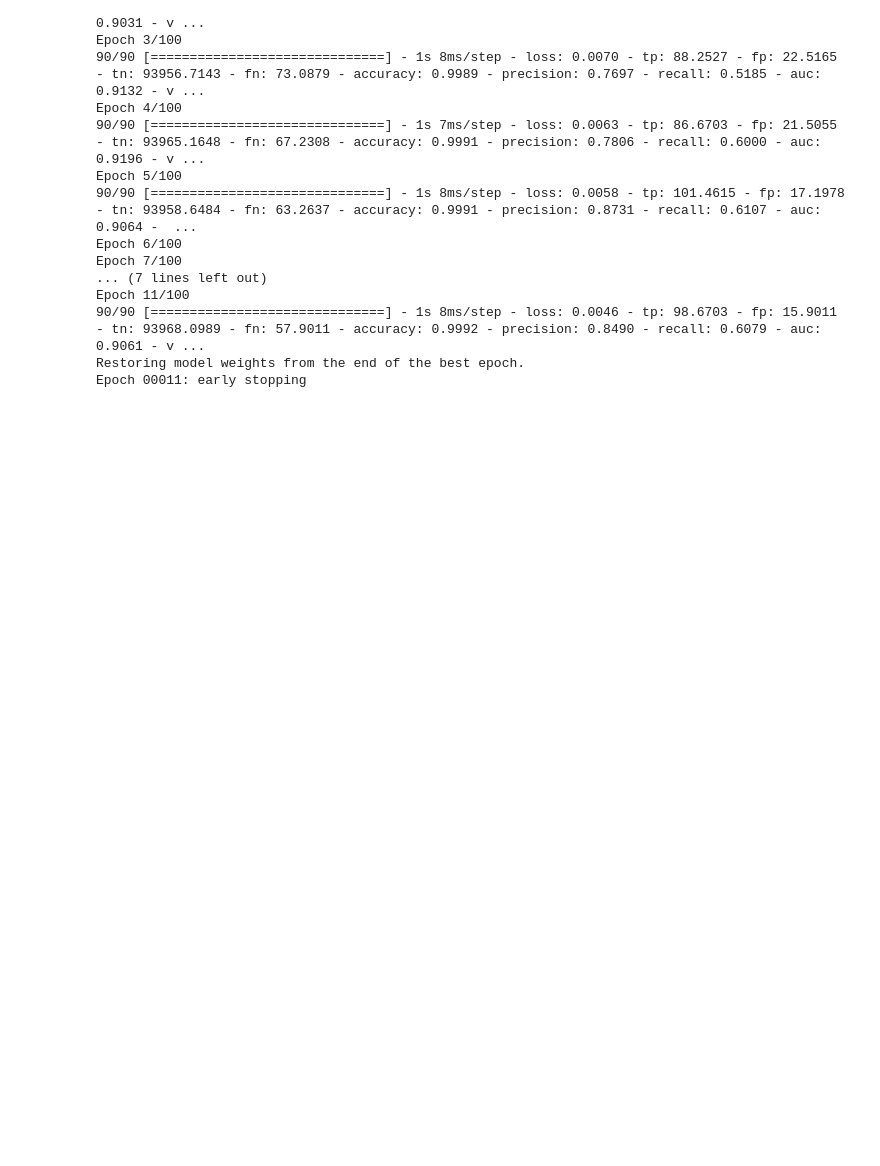
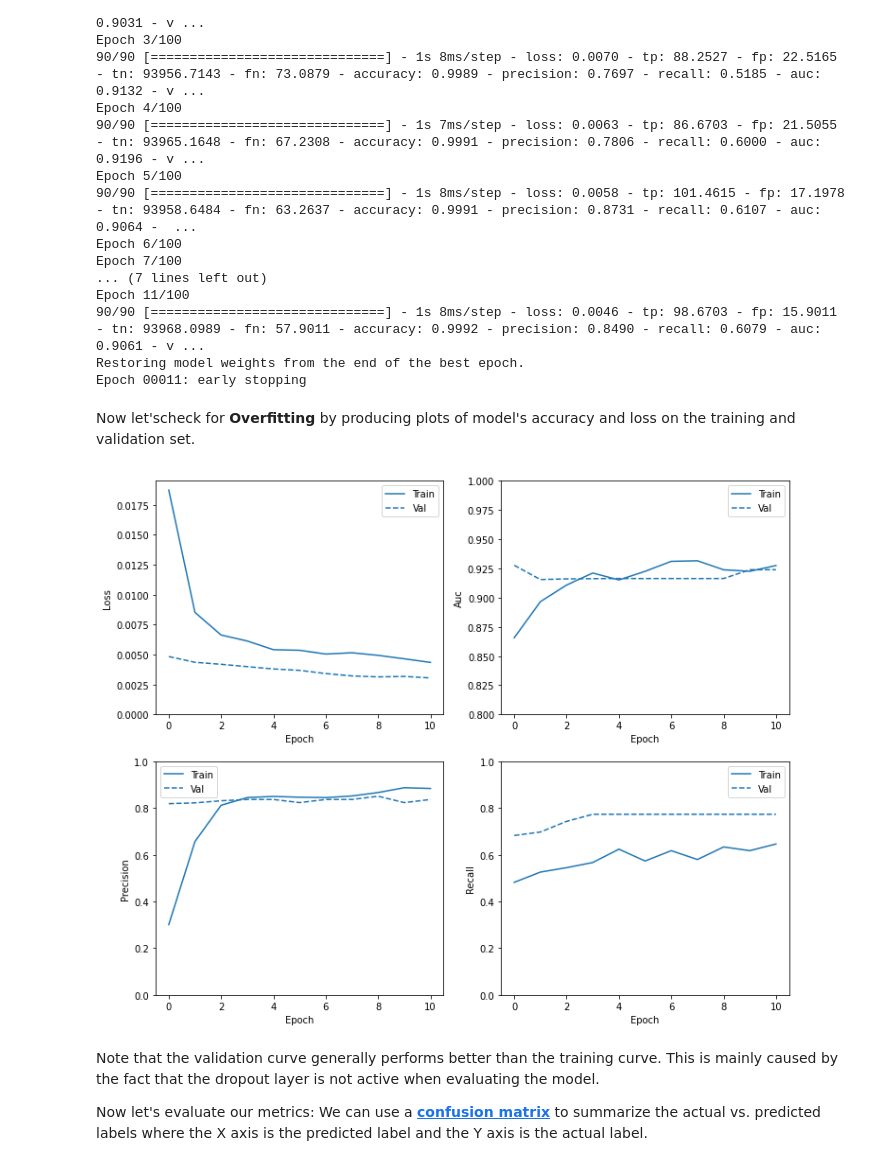
Before and after one commit to kenares/Keras, a Jupyter notebook: classification of highly imbalanced data.ipynb, the cells around one changed output. Drawn from its saved outputs; the diff is of its cells as text; code cells hidden in the pictures; blank space fills up the shorter version.

```diff
--- a/classification of highly imbalanced data.ipynb
+++ b/classification of highly imbalanced data.ipynb
@@ -328,3 +328,32 @@ Epoch 11/100
 90/90 [==============================] - 1s 8ms/step - loss: 0.0046 - tp: 98.6703 - fp: 15.9011 - tn: 93968.0989 - fn: 57.9011 - accuracy: 0.9992 - precision: 0.8490 - recall: 0.6079 - auc: 0.9061 - v ...
 Restoring model weights from the end of the best epoch.
 Epoch 00011: early stopping
+# %% [markdown]
+Now let'scheck for **Overfitting** by producing plots of model's accuracy and loss on the training and validation set.
+# %%
+def plot_metrics(history):
+    metrics = ['loss', 'auc', 'precision', 'recall']
+    for n, metric in enumerate(metrics):
+        name = metric.replace('-', ' ').capitalize()
+        plt.subplot(2, 2, n+1)
+        plt.plot(history.epoch, history.history[metric], color=colors[0], label='Train')
+        plt.plot(history.epoch, history.history['val_'+metric], color=colors[0], linestyle="--", label='Val')
+        plt.xlabel('Epoch')
+        plt.ylabel(name)
+
+        if metric == 'loss':
+            plt.ylim([0, plt.ylim()[1]])
+        elif metric == 'auc':
+            plt.ylim([0.8, 1])
+        else:
+            plt.ylim([0, 1])
+        plt.legend()
+# %%
+plot_metrics(base_line_history)
+# %% [output]
+[figure, added]
+# %% [markdown]
+Note that the validation curve generally performs better than the training curve. This is mainly caused by the fact that the dropout layer is not active when evaluating the model.
+
+Now let's evaluate our metrics:
+We can use a [**confusion matrix**](https://developers.google.com/machine-learning/glossary/#confusion_matrix) to summarize the actual vs. predicted labels where the X axis is the predicted label and the Y axis is the actual label.
```
Also changed, not shown: parts of 36 cells of this notebook.
